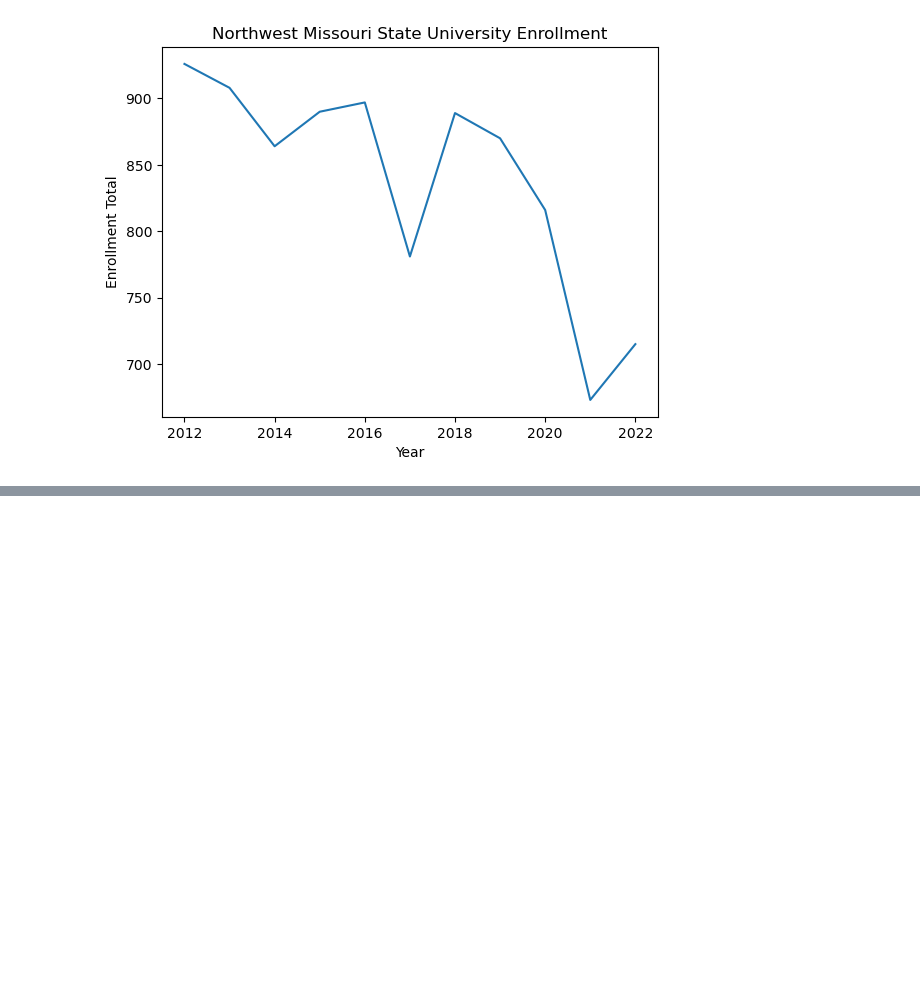
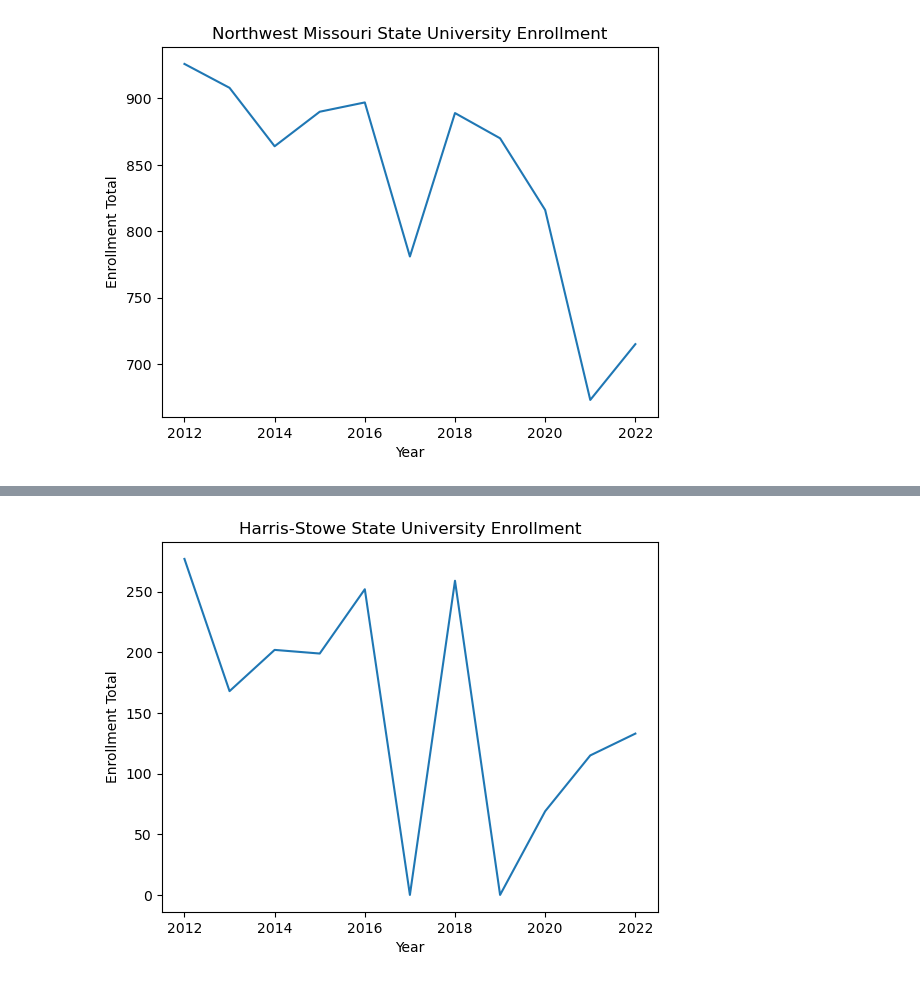
Before and after one commit to Meghaan-Binkley-Hopper/M.S.-Data-Analytics-Capstone-Project, a Jupyter notebook: CapstoneEDA.ipynb, the cells around one changed output, grey strips where cells are left out. Saved outputs shown, nothing was run; the diff lists cells and outputs as text; code cells hidden in the pictures; blank space fills up the shorter version.

```diff
--- a/CapstoneEDA.ipynb
+++ b/CapstoneEDA.ipynb
@@ -63,0 +72,8 @@ plt.show()
+# %%
+#Create plot displaying enrollment for Harris-Stowe
+ipeds["Harris-Stowe State University"].plot()
+plt.title('Harris-Stowe State University Enrollment')
+plt.ylabel('Enrollment Total')
+plt.show()
+# %% [output]
+[figure, added]
```
Also changed, not shown: parts of 11 cells of this notebook.
